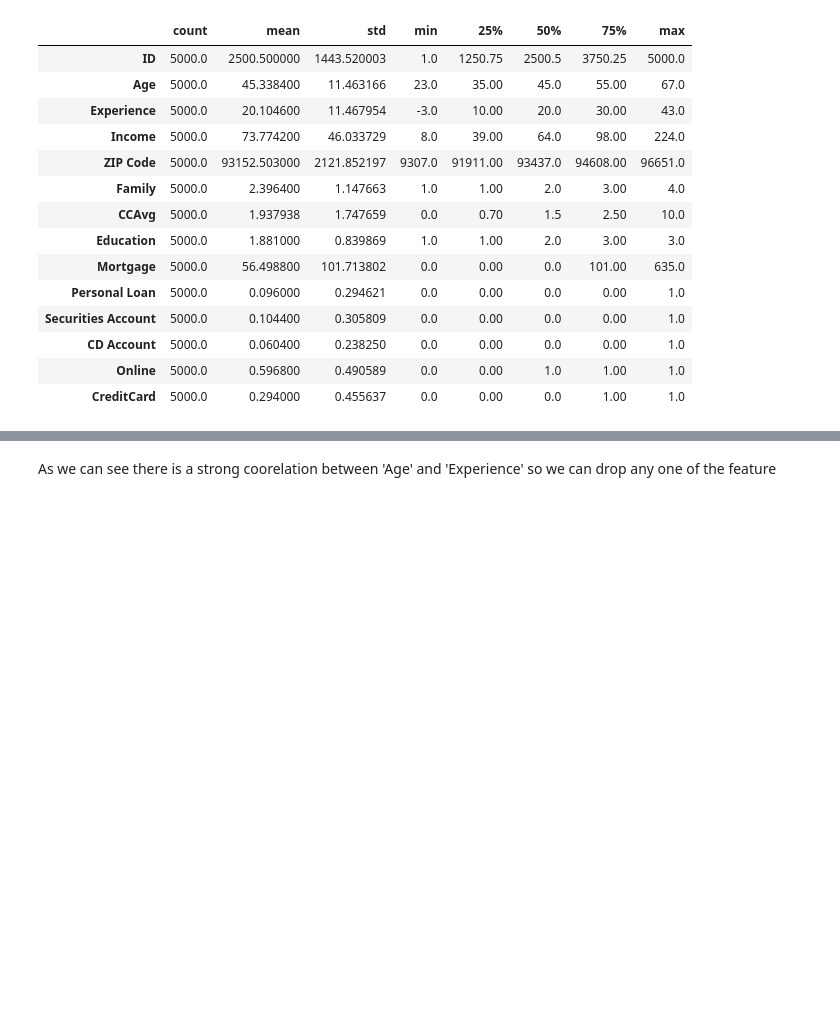
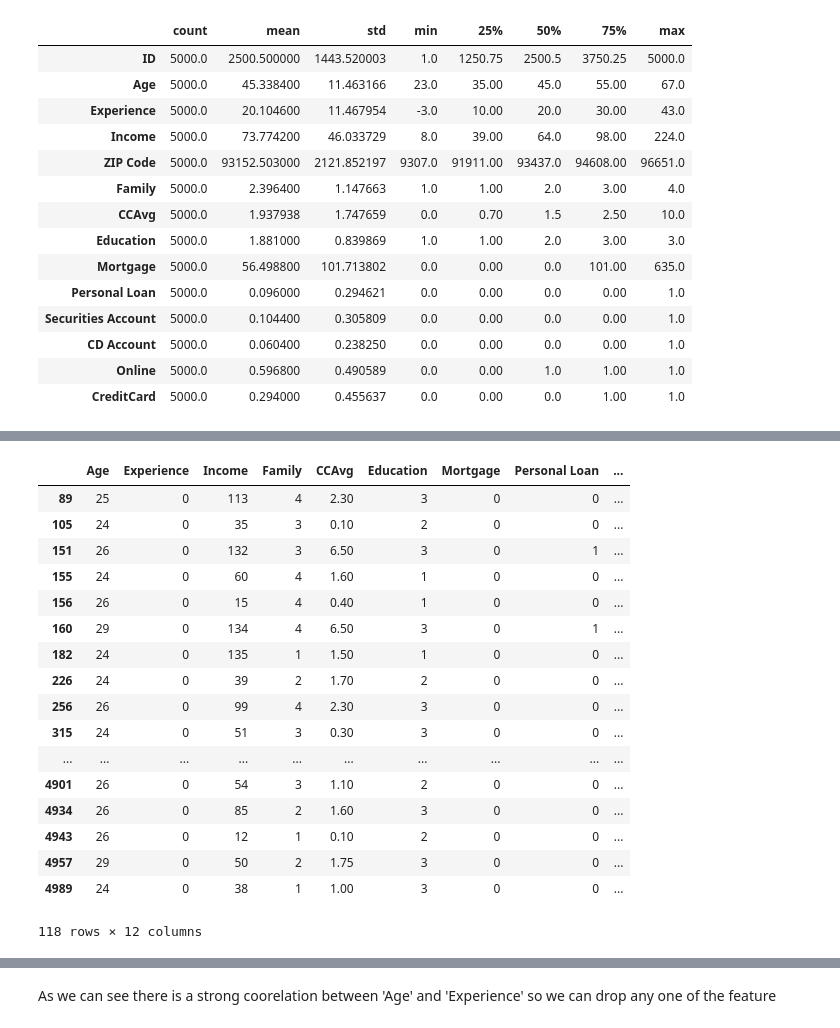
Before and after one commit to amolshrivastav/AIML-, a Jupyter notebook: Bank_Personal_Loan_Modelling.ipynb, the cells around one changed output, grey strips where cells are left out. Cells and saved outputs as stored; diff of their text form; code cells hidden in the pictures; blank space fills up the shorter version.

```diff
--- a/Bank_Personal_Loan_Modelling.ipynb
+++ b/Bank_Personal_Loan_Modelling.ipynb
@@ -76,3 +107,24 @@ Thera_Bank.describe().transpose()
+# %%
+Thera_Bank[Thera_Bank['Experience']==0]
+# %% [output]
+|  | Age | Experience | Income | Family | CCAvg | Education | Mortgage | Personal Loan | ... |
+| 89 | 25 | 0 | 113 | 4 | 2.30 | 3 | 0 | 0 | ... |
+| 105 | 24 | 0 | 35 | 3 | 0.10 | 2 | 0 | 0 | ... |
+| 151 | 26 | 0 | 132 | 3 | 6.50 | 3 | 0 | 1 | ... |
+| 155 | 24 | 0 | 60 | 4 | 1.60 | 1 | 0 | 0 | ... |
+| 156 | 26 | 0 | 15 | 4 | 0.40 | 1 | 0 | 0 | ... |
+| 160 | 29 | 0 | 134 | 4 | 6.50 | 3 | 0 | 1 | ... |
+| 182 | 24 | 0 | 135 | 1 | 1.50 | 1 | 0 | 0 | ... |
+| 226 | 24 | 0 | 39 | 2 | 1.70 | 2 | 0 | 0 | ... |
+| 256 | 26 | 0 | 99 | 4 | 2.30 | 3 | 0 | 0 | ... |
+| 315 | 24 | 0 | 51 | 3 | 0.30 | 3 | 0 | 0 | ... |
+| ... | ... | ... | ... | ... | ... | ... | ... | ... | ... |
+| 4901 | 26 | 0 | 54 | 3 | 1.10 | 2 | 0 | 0 | ... |
+| 4934 | 26 | 0 | 85 | 2 | 1.60 | 3 | 0 | 0 | ... |
+| 4943 | 26 | 0 | 12 | 1 | 0.10 | 2 | 0 | 0 | ... |
+| 4957 | 29 | 0 | 50 | 2 | 1.75 | 3 | 0 | 0 | ... |
+| 4989 | 24 | 0 | 38 | 1 | 1.00 | 3 | 0 | 0 | ... |
+118 rows × 12 columns
 # %%
 sns.heatmap(Thera_Bank.corr())
 # %% [output]
```
Also changed, not shown: parts of 14 cells of this notebook.
